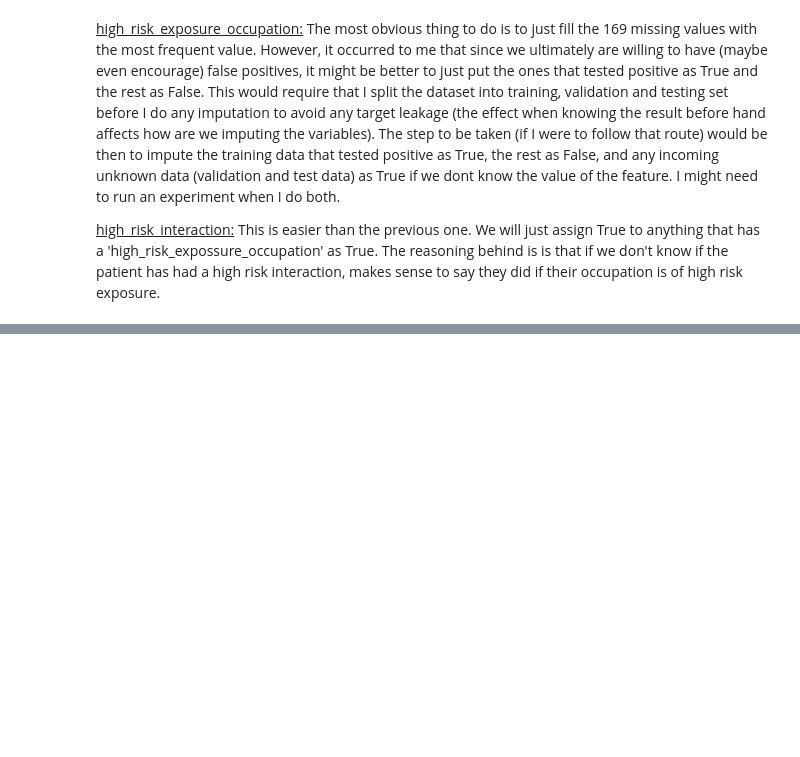
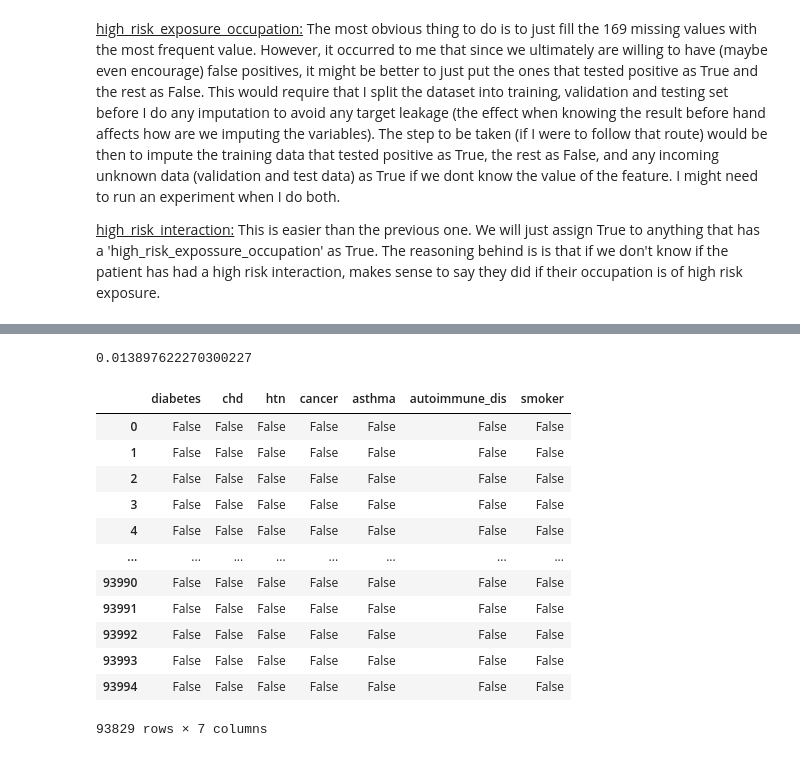
Before and after one commit to Sir-Slade/covidclinicaldata, a Jupyter notebook: notebooks/DataExploration_Jeshua.ipynb, the cells around one changed output, grey strips where cells are left out. Drawn from its saved outputs; the diff is of its cells as text; code cells hidden in the pictures; blank space fills up the shorter version.

```diff
--- a/notebooks/DataExploration_Jeshua.ipynb
+++ b/notebooks/DataExploration_Jeshua.ipynb
@@ -494,0 +513,3 @@ all_data.loc[all_data.age > 50, "age"] = 4
+# %%
+all_data.loc[(all_data["fever"] == True) & (all_data["temperature"] <37), "fever"] = False
+all_data.loc[(all_data["fever"] == False) & (all_data["temperature"] >=37), "fever"] = True
@@ -494,0 +529,12 @@ all_data.loc[all_data.age > 50, "age"] = 4
+# %%
+#This part is to encode cough_severity and sob_severity
+
+all_data.loc[all_data["cough_severity"] == 'None', "cough_severity"] = 0
+all_data.loc[all_data["cough_severity"] == 'Mild', "cough_severity"] = 1
+all_data.loc[all_data["cough_severity"] == 'Moderate', "cough_severity"] = 2
+all_data.loc[all_data["cough_severity"] == 'Severe', "cough_severity"] = 3
+
+all_data.loc[all_data["sob_severity"] == 'None', "sob_severity"] = 0
+all_data.loc[all_data["sob_severity"] == 'Mild', "sob_severity"] = 1
+all_data.loc[all_data["sob_severity"] == 'Moderate', "sob_severity"] = 2
+all_data.loc[all_data["sob_severity"] == 'Severe', "sob_severity"] = 3
@@ -532,3 +617,0 @@ Name: fever, dtype: int64
-# %%
-all_data.loc[(all_data["fever"] == True) & (all_data["temperature"] <38), "fever"] = False
-all_data.loc[(all_data["fever"] == False) & (all_data["temperature"] >=38), "fever"] = True
@@ -597,2 +640,20 @@ Name: sore_throat, dtype: int64
 # %%
 all_data["covid19_test_results"].value_counts()["Positive"] / len(all_data["covid19_test_results"])
+# %% [output]
+0.013897622270300227
+# %%
+all_data.iloc[:, 4:11]
+# %% [output]
+|  | diabetes | chd | htn | cancer | asthma | autoimmune_dis | smoker |
+| 0 | False | False | False | False | False | False | False |
+| 1 | False | False | False | False | False | False | False |
+| 2 | False | False | False | False | False | False | False |
+| 3 | False | False | False | False | False | False | False |
+| 4 | False | False | False | False | False | False | False |
+| ... | ... | ... | ... | ... | ... | ... | ... |
+| 93990 | False | False | False | False | False | False | False |
+| 93991 | False | False | False | False | False | False | False |
+| 93992 | False | False | False | False | False | False | False |
+| 93993 | False | False | False | False | False | False | False |
+| 93994 | False | False | False | False | False | False | False |
+93829 rows × 7 columns
```
Also changed, not shown: parts of 26 cells of this notebook.
